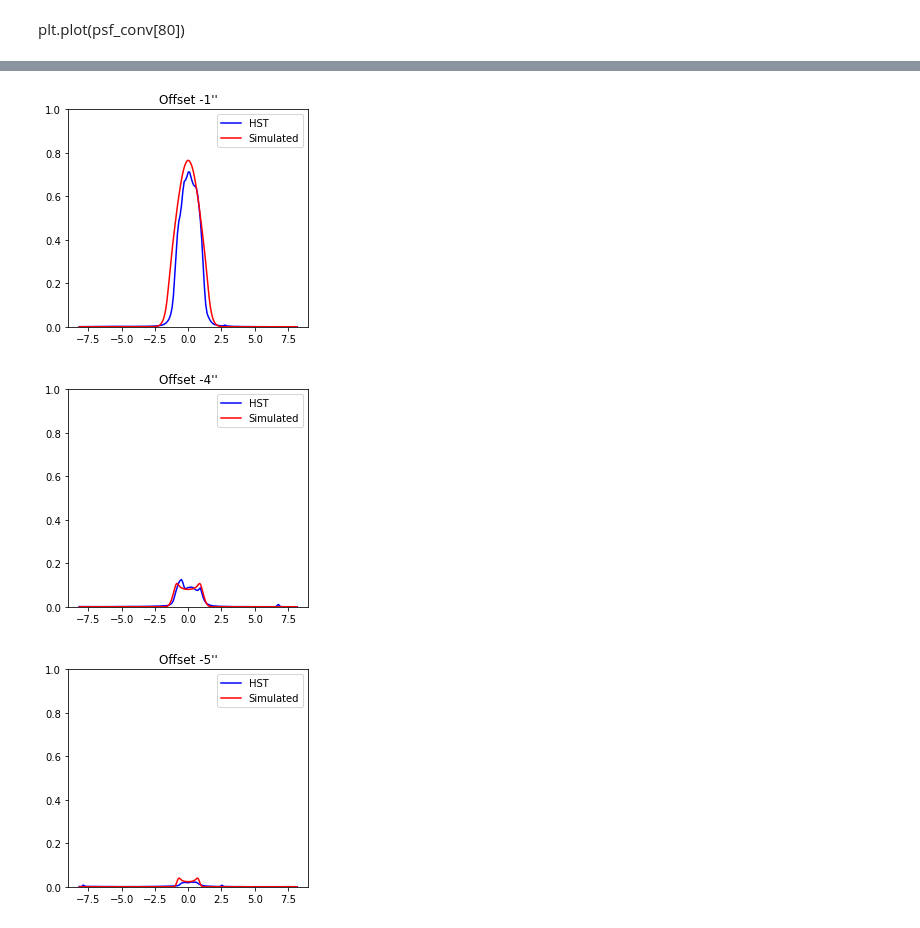
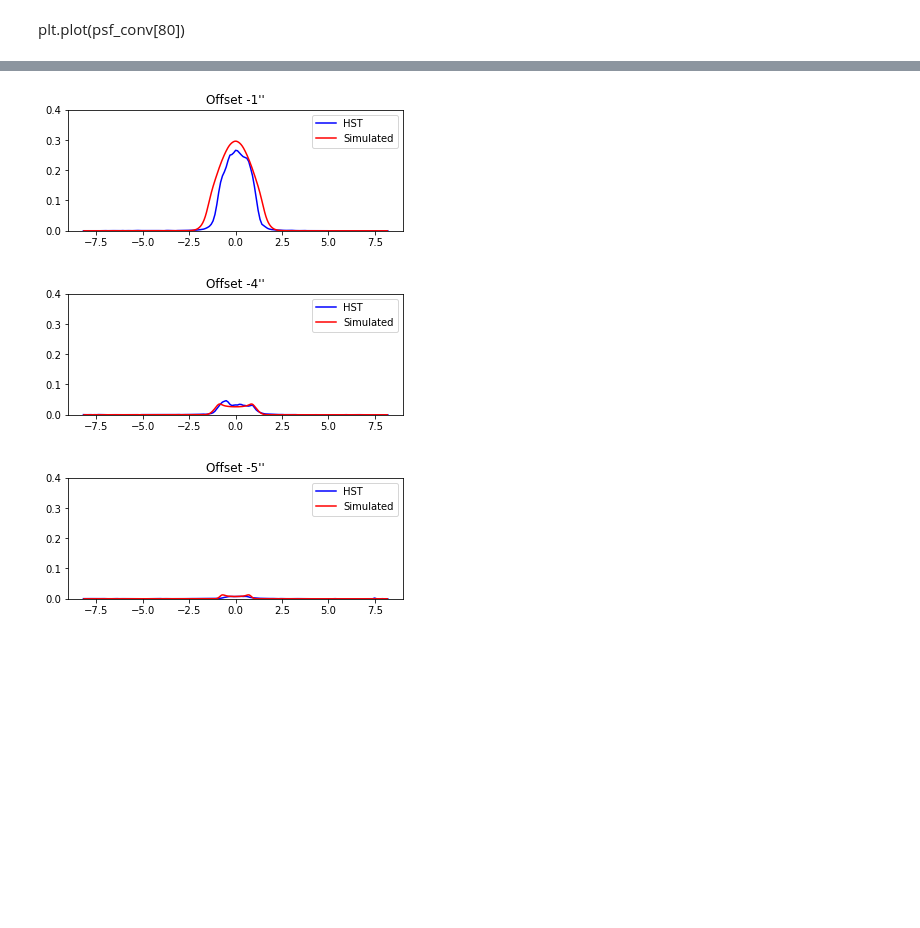
Before and after one commit to yunqibillyli/Project-Bipolar, a Jupyter notebook: M1_92_24_final_2.ipynb, the cells around one changed output, grey strips where cells are left out. Drawn from its saved outputs; the diff is of its cells as text; code cells hidden in the pictures; blank space fills up the shorter version.

```diff
--- a/M1_92_24_final_2.ipynb
+++ b/M1_92_24_final_2.ipynb
@@ -549,14 +689,14 @@ plt.xlabel("Horizontal Offset (arcsec)")
 plt.ylabel("Vertical Offset (arcsec)")
 plt.title("Image")
 
-side_angular = np.linspace(-angular_size, angular_size, 161)
+side_angular = np.linspace(-angular_size, angular_size, real_resolution)
 X, Y = np.meshgrid(side_angular, side_angular)
 
 ax.pcolormesh(X, Y, psf_conv, cmap = 'afmhot', shading = 'auto')
 plt.gca().set_aspect('equal')
 
 ax2 = f.add_subplot(122)
-x_array = np.linspace(-angular_size, angular_size, 161)
+x_array = np.linspace(-angular_size, angular_size, real_resolution)
 y_array = psf_conv[80]
 normalizedYArray = y_array / np.max(np.nan_to_num(np.array(y_array, dtype = float)))
 ax2.plot(x_array, normalizedYArray, color = 'red', label = 'Simulated')
@@ -582,35 +721,0 @@ plt.show()
-# %%
-# 26 Plotting the Convoluted Image
-f = plt.figure(figsize = (10, 5))
-ax = f.add_subplot(121, aspect = 1)
-side_angular = np.linspace(-angular_size, angular_size, resolution + 1)
-X, Y = np.meshgrid(side_angular, side_angular)
-
-plt.xlabel("Horizontal Offset (arcsec)")
-plt.ylabel("Vertical Offset (arcsec)")
-plt.title("Image")
-ax.pcolormesh(X, Y, astropy_conv, cmap = 'afmhot', shading = 'auto')
-plt.gca().set_aspect('equal')
-
-ax2 = f.add_subplot(122)
-x_array = np.linspace(-angular_size, angular_size, resolution + 1)
-y_array = astropy_conv[int(resolution / 2)]
-normalizedYArray = y_array / np.max(np.nan_to_num(np.array(y_array, dtype = float)))
-ax2.plot(x_array, normalizedYArray, color = 'red', label = 'Simulated')
-x_pos = (3 + np.min(normalizedYArray)) / 4
-ax2.set_ylabel("Normalized Pixel Value")
-plt.title("Brightness Along Symmetric Axis")
-
-y_hst_scaled = np.interp(x_array, x_hst, y_hst)
-normalizedYHST = y_hst_scaled / np.max(np.nan_to_num(np.array(y_hst_scaled, dtype = float)))
-
-ax2.plot(x_array, normalizedYHST, color = 'blue', alpha = 0.5, label = 'HST')
-
-plt.annotate("Observing Latitude: " + str(observing_latitude_degrees) + " degrees;\n" + "g (asymmetry constant) =" + str(asymmetry_constant) + ";\nmdot=" + str(round(mdot_solar_masses * scale_factor, 6)) + " " + '$ M_{\odot}$' + "/year", xy = (-angular_size, x_pos), color = 'blue')
-
-# ax3 = ax2.twinx()
-# ax3.plot(x_array, np.nan_to_num(np.array(y_array, dtype = float)), color = 'blue', alpha = 0)
-# ax3.set_ylabel("Absolute Intensity (Not currently Implemented)")
-
-plt.legend()
-plt.show()
@@ -667,25 +805,25 @@ plt.show()
 # %%
 offset = -1
 
 start_x = 100 - sin(angle_degrees * pi / 180) * offset / 0.1013 + cos(angle_degrees * pi / 180) * angular_size / 0.1013
 end_x = 100 - sin(angle_degrees * pi / 180) * offset / 0.1013 - cos(angle_degrees * pi / 180) * angular_size / 0.1013
 start_y = 100 - cos(angle_degrees * pi / 180) * offset / 0.1013 - sin(angle_degrees * pi / 180) * angular_size / 0.1013
 end_y = 100 - cos(angle_degrees * pi / 180) * offset / 0.1013 + sin(angle_degrees * pi / 180) * angular_size / 0.1013
 
 y_array = skimage.measure.profile_line(hst_image[954 - 100 : 954 + 100, 968 - 100 : 968 + 100], [start_x, start_y], [end_x, end_y], linewidth = 1)
 x_array = np.linspace((len(y_array) - 1) / 2 * 0.1013, -(len(y_array) - 1) / 2 * 0.1013, len(y_array))
 plt.plot(x_array, y_array / np.max(np.nan_to_num(np.array(y_hst_scaled, dtype = float))), color = 'blue', label = "HST")
 plt.title(f"Offset {offset}\'\'")
 
-y_array = skimage.measure.profile_line(astropy_conv, [resolution, resolution / 2 + offset * resolution / (angular_size * 2)], [0, resolution / 2 + offset * resolution / (angular_size * 2)], linewidth = 1)
+y_array = skimage.measure.profile_line(psf_conv, [resolution, resolution / 2 + offset * resolution / (angular_size * 2)], [0, resolution / 2 + offset * resolution / (angular_size * 2)], linewidth = 1)
 x_array = np.linspace(-angular_size, angular_size, len(y_array))
-plt.plot(x_array, y_array / np.max(np.nan_to_num(np.array(astropy_conv[int(resolution / 2)], dtype = float))), color = 'red', label = "Simulated")
+plt.plot(x_array, y_array / np.max(np.nan_to_num(np.array(psf_conv[int(resolution / 2)], dtype = float))), color = 'red', label = "Simulated")
 plt.gca().set_aspect(2 * angular_size)
-plt.ylim([0, 1])
+plt.ylim([0, 0.4])
 plt.legend()
 plt.show()
 # %% [output]
-[figure, old version]
+[figure, new version]
 # %%
 offset = -4
 
@@ -694,21 +832,22 @@ end_x = 100 - sin(angle_degrees * pi / 180) * offset / 0.1013 - cos(angle_degree
 start_y = 100 - cos(angle_degrees * pi / 180) * offset / 0.1013 - sin(angle_degrees * pi / 180) * angular_size / 0.1013
 end_y = 100 - cos(angle_degrees * pi / 180) * offset / 0.1013 + sin(angle_degrees * pi / 180) * angular_size / 0.1013
 
-y_arrayy_array_4 = skimage.measure.profile_line(hst_image[954 - 100 : 954 + 100, 968 - 100 : 968 + 100], [start_x, start_y], [end_x, end_y], linewidth = 1)
-x_array = np.linspace((len(y_arrayy_array_4) - 1) / 2 * 0.1013, -(len(y_arrayy_array_4) - 1) / 2 * 0.1013, len(y_arrayy_array_4))
-plt.plot(x_array, y_arrayy_array_4 / np.max(np.nan_to_num(np.array(y_hst_scaled, dtype = float))), color = 'blue', label = "HST")
+y_array_4 = skimage.measure.profile_line(hst_image[954 - 100 : 954 + 100, 968 - 100 : 968 + 100], [start_x, start_y], [end_x, end_y], linewidth = 1)
+x_array = np.linspace((len(y_array_4) - 1) / 2 * 0.1013, -(len(y_array_4) - 1) / 2 * 0.1013, len(y_array_4))
+y_array_4 = y_array_4 / np.max(np.nan_to_num(np.array(y_hst_scaled, dtype = float)))
+plt.plot(x_array, y_array_4, color = 'blue', label = "HST")
 plt.title(f"Offset {offset}\'\'")
 
-y_array_calculated_4 = skimage.measure.profile_line(astropy_conv, [resolution, resolution / 2 + offset * resolution / (angular_size * 2)], [0, resolution / 2 + offset * resolution / (angular_size * 2)], linewidth = 1)
+y_array_calculated_4 = skimage.measure.profile_line(psf_conv, [resolution, resolution / 2 + offset * resolution / (angular_size * 2)], [0, resolution / 2 + offset * resolution / (angular_size * 2)], linewidth = 1)
 x_array = np.linspace(-angular_size, angular_size, len(y_array_calculated_4))
-y_array_calculated_4 = y_array_calculated_4 / np.max(np.nan_to_num(np.array(astropy_conv[int(resolution / 2)], dtype = float)))
+y_array_calculated_4 = y_array_calculated_4 / np.max(np.nan_to_num(np.array(psf_conv[int(resolution / 2)], dtype = float)))
 plt.plot(x_array, y_array_calculated_4, color = 'red', label = "Simulated")
 plt.gca().set_aspect(2 * angular_size)
-plt.ylim([0, 1])
+plt.ylim([0, 0.4])
 plt.legend()
 plt.show()
 # %% [output]
-[figure, old version]
+[figure, new version]
 # %%
 offset = -5
 
@@ -722,15 +861,15 @@ x_array = np.linspace((len(y_array_5) - 1) / 2 * 0.1013, -(len(y_array_5) - 1) /
 plt.plot(x_array, y_array_5 / np.max(np.nan_to_num(np.array(y_hst_scaled, dtype = float))), color = 'blue', label = "HST")
 plt.title(f"Offset {offset}\'\'")
 
-y_array_calculated_5 = skimage.measure.profile_line(astropy_conv, [resolution, resolution / 2 + offset * resolution / (angular_size * 2)], [0, resolution / 2 + offset * resolution / (angular_size * 2)], linewidth = 1)
+y_array_calculated_5 = skimage.measure.profile_line(psf_conv, [resolution, resolution / 2 + offset * resolution / (angular_size * 2)], [0, resolution / 2 + offset * resolution / (angular_size * 2)], linewidth = 1)
 x_array = np.linspace(-angular_size, angular_size, len(y_array_calculated_5))
-plt.plot(x_array, y_array_calculated_5 / np.max(np.nan_to_num(np.array(astropy_conv[int(resolution / 2)], dtype = float))), color = 'red', label = "Simulated")
+plt.plot(x_array, y_array_calculated_5 / np.max(np.nan_to_num(np.array(psf_conv[int(resolution / 2)], dtype = float))), color = 'red', label = "Simulated")
 plt.gca().set_aspect(2 * angular_size)
-plt.ylim([0, 1])
+plt.ylim([0, 0.4])
 plt.legend()
 plt.show()
 # %% [output]
-[figure, old version]
+[figure, new version]
 # %%
 offset = -3
 
```
Also changed, not shown: parts of 31 cells of this notebook, 12 other files.
